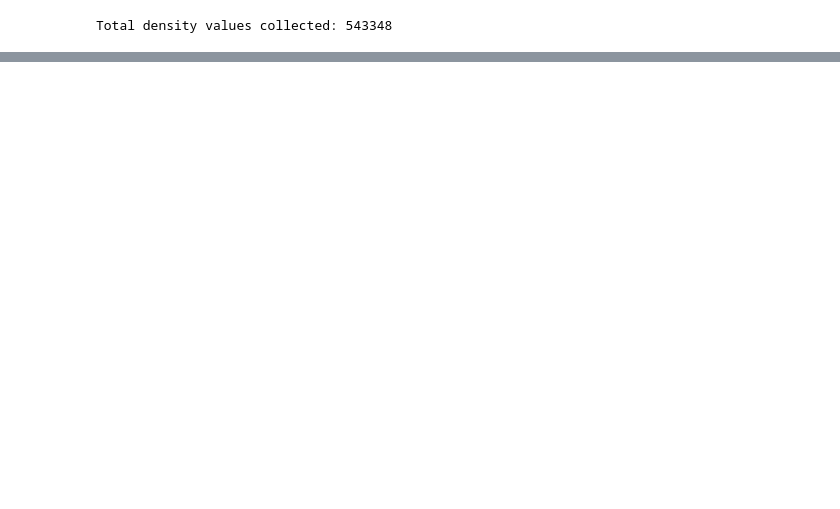
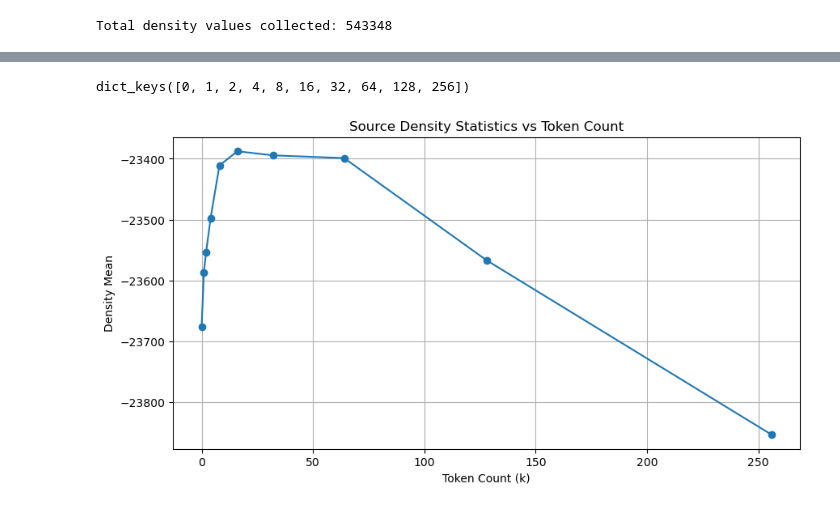
Before and after one commit to hevra01/thesis, a Jupyter notebook: notebooks/density_analysis.ipynb, the cells around one changed output, grey strips where cells are left out. Saved outputs shown, nothing was run; the diff lists cells and outputs as text; code cells hidden in the pictures; blank space fills up the shorter version.

```diff
--- a/notebooks/density_analysis.ipynb
+++ b/notebooks/density_analysis.ipynb
@@ -132,0 +259,16 @@ dict_keys([0, 1, 2, 4, 8, 16, 32, 64, 128, 256])
+# %%
+# plot mean for each conditional density
+print(conditional_stats_source.keys())
+k_values = sorted(conditional_stats_source.keys())
+means = [conditional_stats_source[k]['mean'] for k in k_values[:]]
+plt.figure(figsize=(10, 5))
+plt.plot(k_values[:], means, marker='o')
+#plt.xscale('log', base=2)
+plt.xlabel('Token Count (k)')
+plt.ylabel('Density Mean')
+plt.title('Source Density Statistics vs Token Count')
+plt.grid(True)
+plt.show()
+# %% [output]
+dict_keys([0, 1, 2, 4, 8, 16, 32, 64, 128, 256])
+[figure, added]
```
Also changed, not shown: parts of 8 cells of this notebook, 9 other files.
